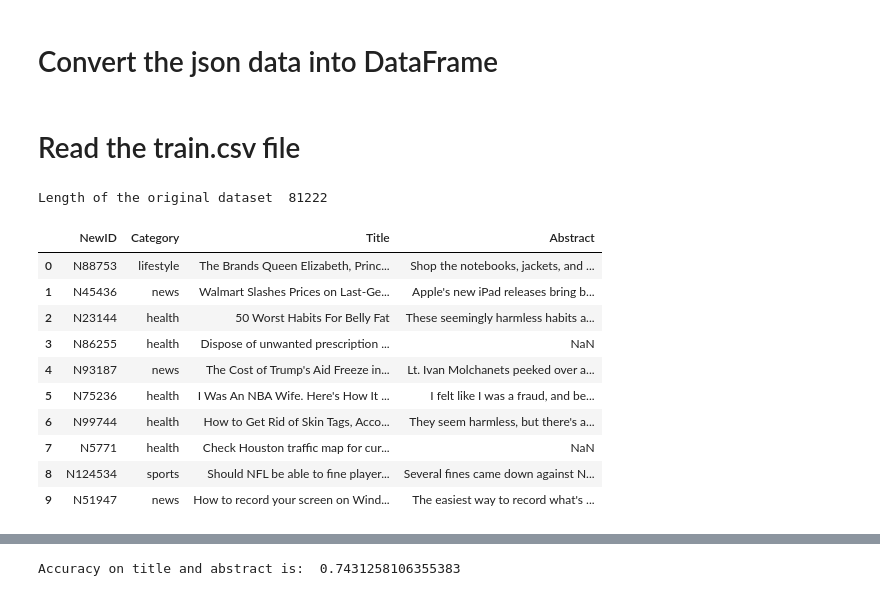
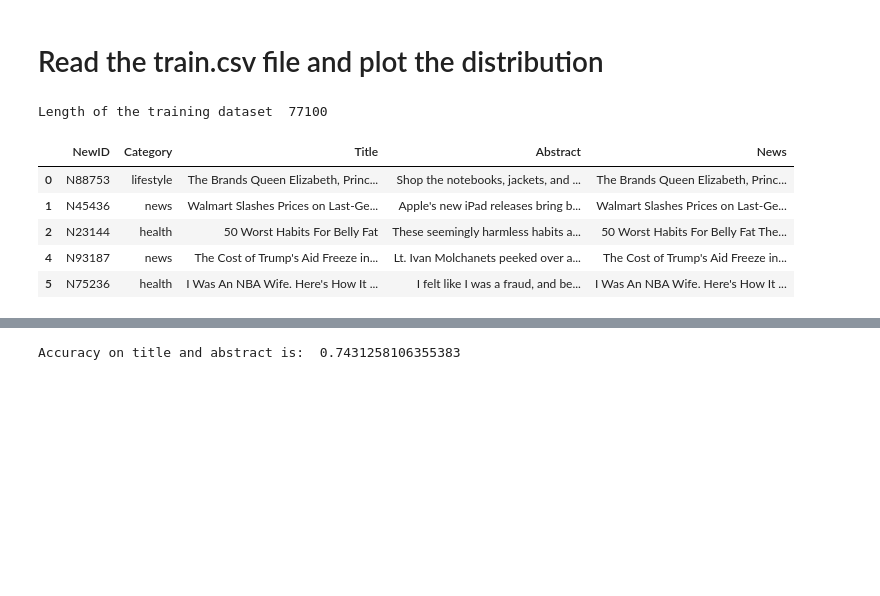
Before and after one commit to tingchihc/CS4824-final-project, a Jupyter notebook: Logistic_Regression.ipynb, the cells around one changed output, grey strips where cells are left out. Saved outputs shown, nothing was run; the diff lists cells and outputs as text; code cells hidden in the pictures; blank space fills up the shorter version.

```diff
--- a/Logistic_Regression.ipynb
+++ b/Logistic_Regression.ipynb
@@ -8,5 +8,3 @@ from sklearn.linear_model import LogisticRegression
 from sklearn.metrics import confusion_matrix, classification_report
 
 import matplotlib.pyplot as plt
-# %% [markdown]
-# Convert the json data into DataFrame
@@ -38,19 +11,21 @@ import matplotlib.pyplot as plt
 # %% [markdown]
-# Read the train.csv file
+# Read the train.csv file and plot the distribution
 # %%
 df = pd.read_csv('train.csv', index_col=0)
-print('Length of the original dataset ', len(df))
-df.head(10)
+
+# Combine the features Title and Abstract into one
+df['News'] = df['Title'].str.cat(df['Abstract'],sep=" ")
+
+# Drop all rows that contain NaN under those columns
+df.dropna(subset = ["News"], inplace=True)
+
+print('Length of the training dataset ', len(df))
+df.head()
 # %% [output]
-Length of the original dataset  81222
+Length of the training dataset  77100
-|  | NewID | Category | Title | Abstract |
-| 0 | N88753 | lifestyle | The Brands Queen Elizabeth, Princ... | Shop the notebooks, jackets, and ... |
-| 1 | N45436 | news | Walmart Slashes Prices on Last-Ge... | Apple's new iPad releases bring b... |
-| 2 | N23144 | health | 50 Worst Habits For Belly Fat | These seemingly harmless habits a... |
-| 3 | N86255 | health | Dispose of unwanted prescription ... | NaN |
-| 4 | N93187 | news | The Cost of Trump's Aid Freeze in... | Lt. Ivan Molchanets peeked over a... |
-| 5 | N75236 | health | I Was An NBA Wife. Here's How It ... | I felt like I was a fraud, and be... |
-| 6 | N99744 | health | How to Get Rid of Skin Tags, Acco... | They seem harmless, but there's a... |
-| 7 | N5771 | health | Check Houston traffic map for cur... | NaN |
-| 8 | N124534 | sports | Should NFL be able to fine player... | Several fines came down against N... |
-| 9 | N51947 | news | How to record your screen on Wind... | The easiest way to record what's ... |
+|  | NewID | Category | Title | Abstract | News |
+| 0 | N88753 | lifestyle | The Brands Queen Elizabeth, Princ... | Shop the notebooks, jackets, and ... | The Brands Queen Elizabeth, Princ... |
+| 1 | N45436 | news | Walmart Slashes Prices on Last-Ge... | Apple's new iPad releases bring b... | Walmart Slashes Prices on Last-Ge... |
+| 2 | N23144 | health | 50 Worst Habits For Belly Fat | These seemingly harmless habits a... | 50 Worst Habits For Belly Fat The... |
+| 4 | N93187 | news | The Cost of Trump's Aid Freeze in... | Lt. Ivan Molchanets peeked over a... | The Cost of Trump's Aid Freeze in... |
+| 5 | N75236 | health | I Was An NBA Wife. Here's How It ... | I felt like I was a fraud, and be... | I Was An NBA Wife. Here's How It ... |
```
Also changed, not shown: parts of 26 cells of this notebook.
